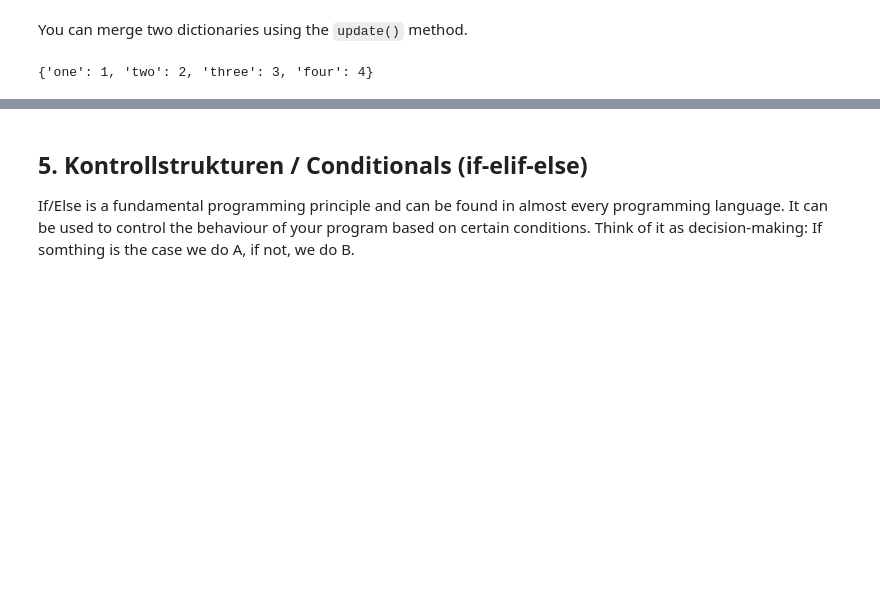
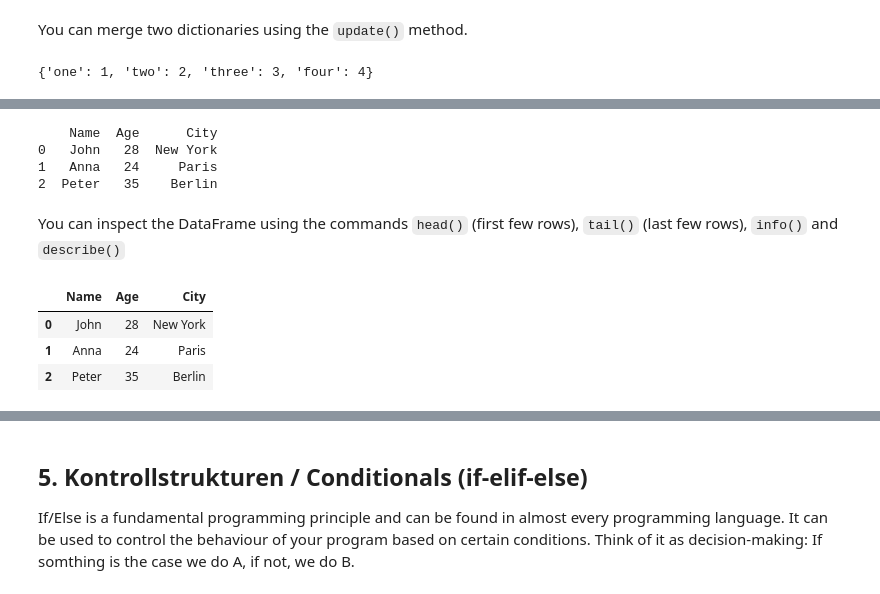
Before and after one commit to hslu-dda/colabor-uncreative-machines-2025, a Jupyter notebook: python-courses/1-Introduction-To-Python.ipynb, the cells around one changed output, grey strips where cells are left out. Drawn from its saved outputs; the diff is of its cells as text; code cells hidden in the pictures; blank space fills up the shorter version.

```diff
--- a/python-courses/1-Introduction-To-Python.ipynb
+++ b/python-courses/1-Introduction-To-Python.ipynb
@@ -332,0 +340,29 @@ print(numbers1)  # Output: {'one': 1, 'two': 2, 'three': 3, 'four': 4}
+# %%
+# import pandas
+import pandas as pd
+
+# create a dictionary
+data = {
+    'Name': ['John', 'Anna', 'Peter'],
+    'Age': [28, 24, 35],
+    'City': ['New York', 'Paris', 'Berlin']
+}
+
+# convert it to a DataFrame
+df = pd.DataFrame(data)
+
+print(df)
+# %% [output]
+    Name  Age      City
+0   John   28  New York
+1   Anna   24     Paris
+2  Peter   35    Berlin
+# %% [markdown]
+You can inspect the DataFrame using the commands `head()` (first few rows), `tail()` (last few rows), `info()` and `describe()`
+# %%
+df.head()
+# %% [output]
+|  | Name | Age | City |
+| 0 | John | 28 | New York |
+| 1 | Anna | 24 | Paris |
+| 2 | Peter | 35 | Berlin |
```
Also changed, not shown: parts of 12 cells of this notebook, 5 other files.
